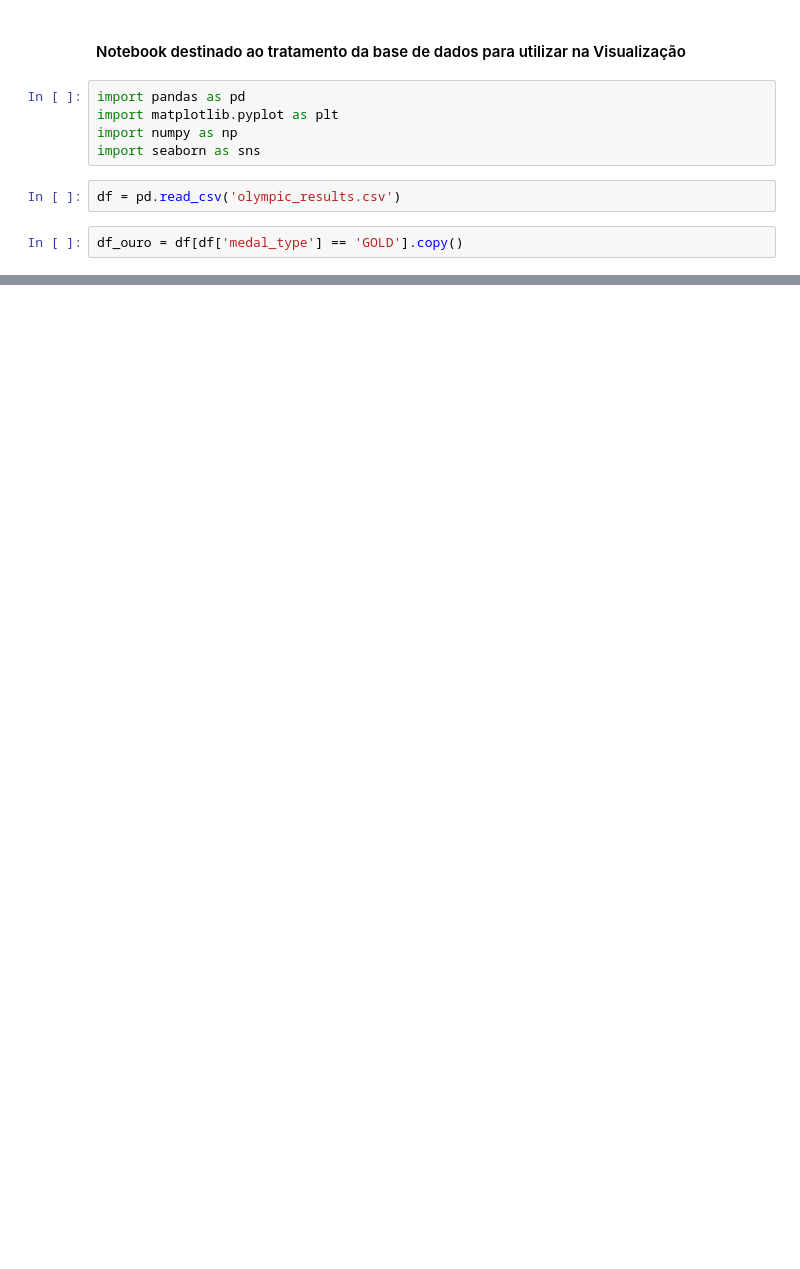
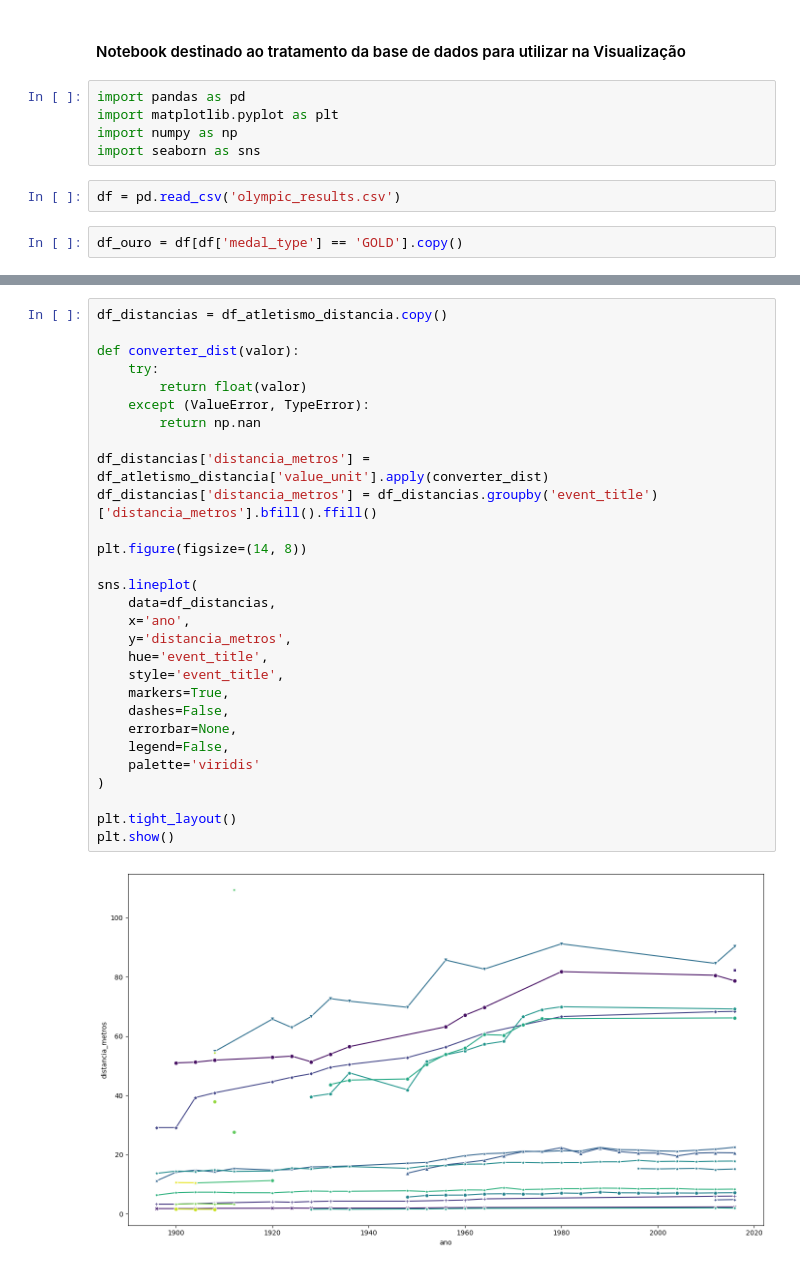
Before and after one commit to FGV-VIS-2025/tarefa-4-analise_de_resultados-olimpiadas, a Jupyter notebook: dados/data_operations.ipynb, the cells around one changed output, grey strips where cells are left out. Saved outputs shown, nothing was run; the diff lists cells and outputs as text; blank space fills up the shorter version.

Commit message:
add processed data

```diff
--- a/dados/data_operations.ipynb
+++ b/dados/data_operations.ipynb
@@ -75,0 +70,31 @@ plt.show()
+# %%
+df_distancias = df_atletismo_distancia.copy()
+
+def converter_dist(valor):
+    try:
+        return float(valor)
+    except (ValueError, TypeError):
+        return np.nan
+
+df_distancias['distancia_metros'] = df_atletismo_distancia['value_unit'].apply(converter_dist)
+df_distancias['distancia_metros'] = df_distancias.groupby('event_title')['distancia_metros'].bfill().ffill()
+
+plt.figure(figsize=(14, 8))
+
+sns.lineplot(
+    data=df_distancias,
+    x='ano',
+    y='distancia_metros',
+    hue='event_title',
+    style='event_title',
+    markers=True,
+    dashes=False,
+    errorbar=None,
+    legend=False,
+    palette='viridis'
+)
+
+plt.tight_layout()
+plt.show()
+# %% [output]
+[figure, added]
```
Also changed, not shown: parts of 7 cells of this notebook, 1 other file.
